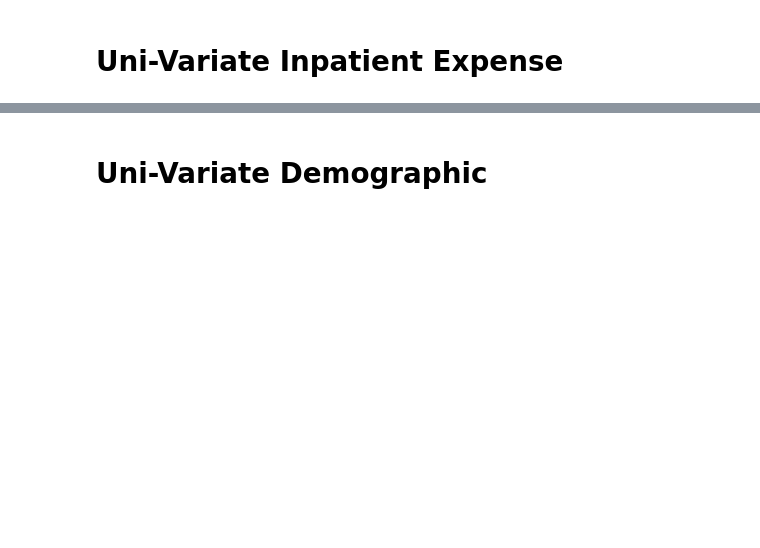
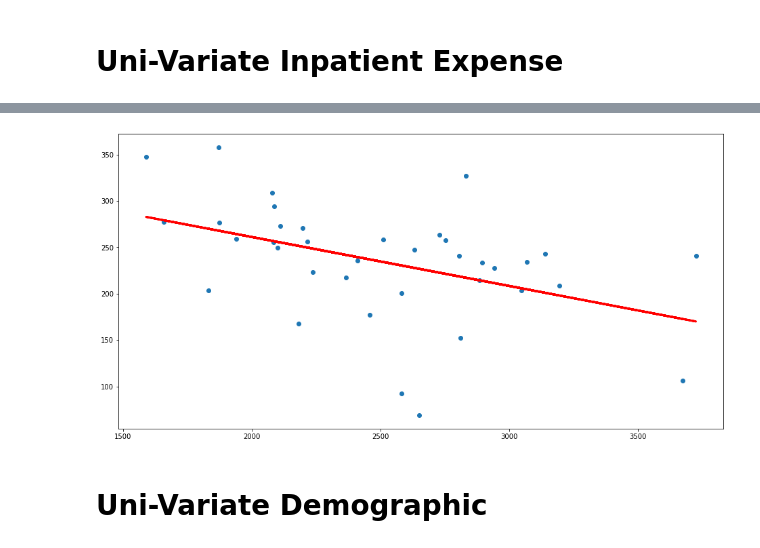
Before and after one commit to odinghosh/CE1115_project, a Jupyter notebook: CE1115_Project_060421_Main.ipynb, the cells around one changed output, grey strips where cells are left out. Cells and saved outputs as stored; diff of their text form; code cells hidden in the pictures; blank space fills up the shorter version.

```diff
--- a/CE1115_Project_060421_Main.ipynb
+++ b/CE1115_Project_060421_Main.ipynb
@@ -570,2 +679,13 @@ plt.show()
+# %%
+regline_x = X_train
+regline_y = linreg.intercept_ + linreg.coef_ * X_train
+
+# Plot the Linear Regression line
+f = plt.figure(figsize=(16, 8))
+plt.scatter(X_train, y_train)
+plt.plot(regline_x, regline_y, 'r-', linewidth = 3)
+plt.show()
+# %% [output]
+[figure, added]
 # %% [markdown]
 # Uni-Variate Demographic
```
Also changed, not shown: parts of 23 cells of this notebook, 2 other files.
